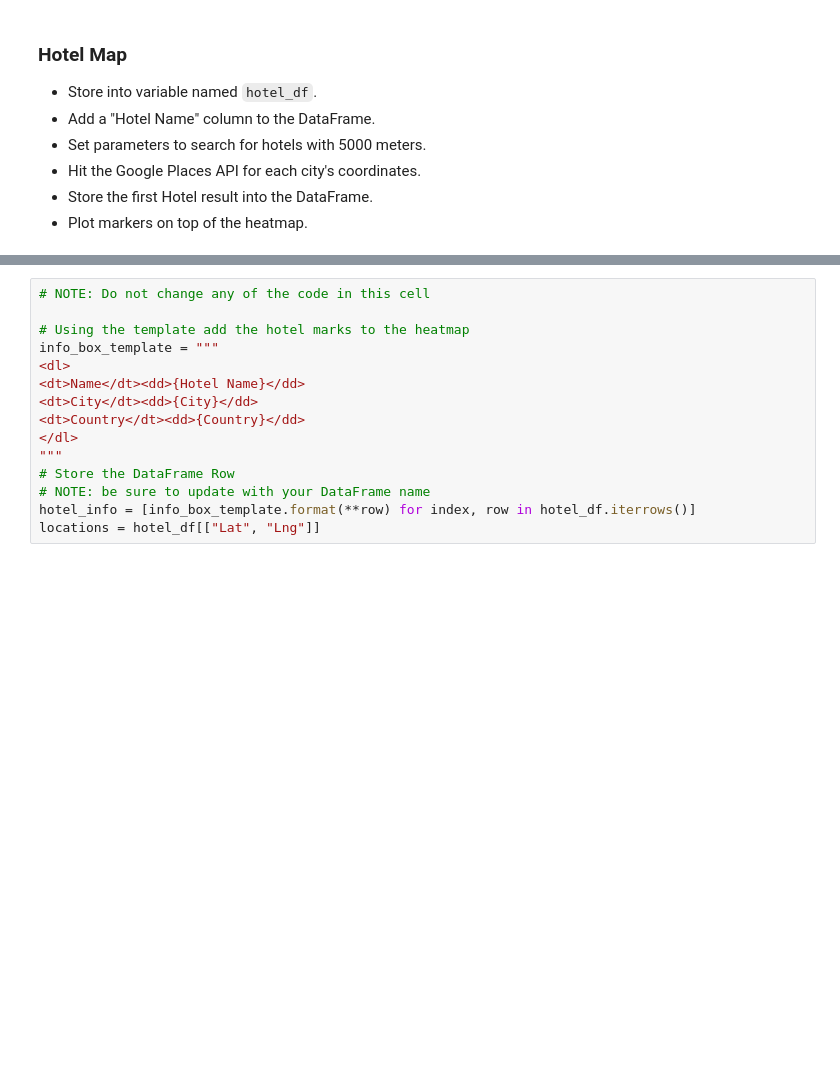
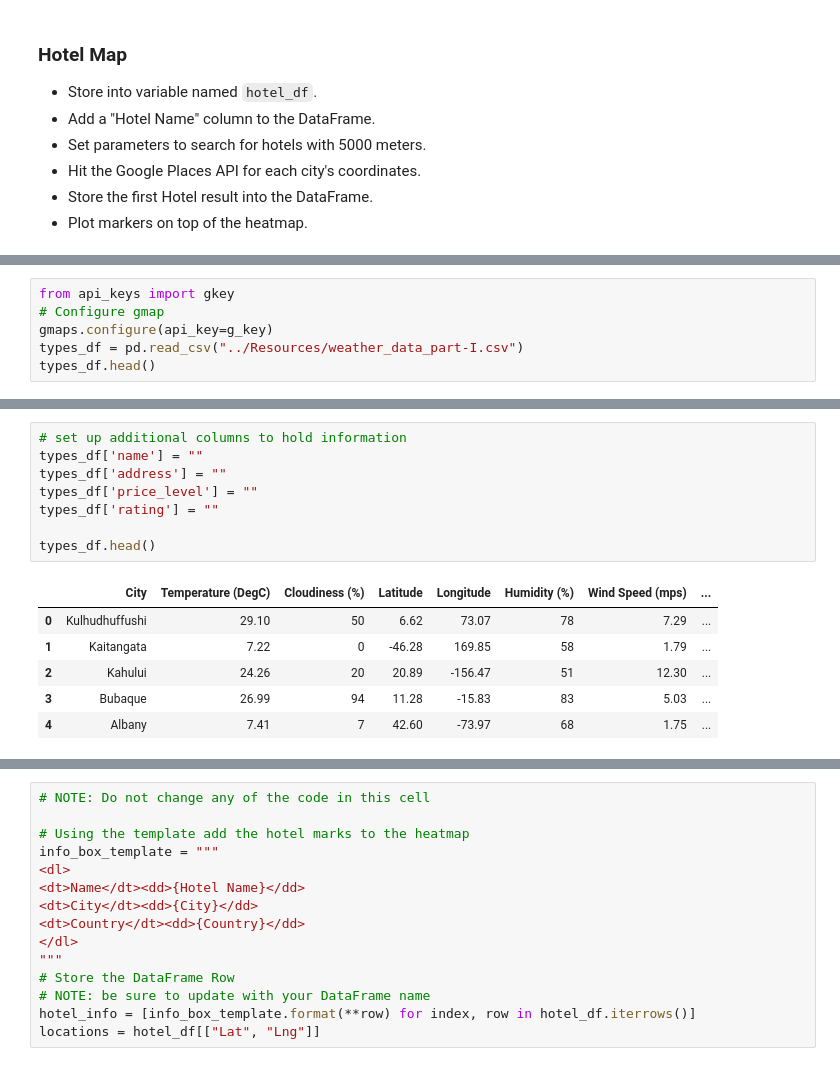
Before and after one commit to IrinaUX/python-api-challenge-2, a Jupyter notebook: VacationPy/VacationPy.ipynb, the cells around one changed output, grey strips where cells are left out. Drawn from its saved outputs; the diff is of its cells as text; blank space fills up the shorter version.

```diff
--- a/VacationPy/VacationPy.ipynb
+++ b/VacationPy/VacationPy.ipynb
@@ -93,0 +157,6 @@ eur_df
+# %%
+from api_keys import gkey
+# Configure gmap
+gmaps.configure(api_key=g_key)
+types_df = pd.read_csv("../Resources/weather_data_part-I.csv")
+types_df.head()
@@ -93,0 +170,15 @@ eur_df
+# %%
+# set up additional columns to hold information
+types_df['name'] = ""
+types_df['address'] = ""
+types_df['price_level'] = ""
+types_df['rating'] = ""
+
+types_df.head()
+# %% [output]
+|  | City | Temperature (DegC) | Cloudiness (%) | Latitude | Longitude | Humidity (%) | Wind Speed (mps) | ... |
+| 0 | Kulhudhuffushi | 29.10 | 50 | 6.62 | 73.07 | 78 | 7.29 | ... |
+| 1 | Kaitangata | 7.22 | 0 | -46.28 | 169.85 | 58 | 1.79 | ... |
+| 2 | Kahului | 24.26 | 20 | 20.89 | -156.47 | 51 | 12.30 | ... |
+| 3 | Bubaque | 26.99 | 94 | 11.28 | -15.83 | 83 | 5.03 | ... |
+| 4 | Albany | 7.41 | 7 | 42.60 | -73.97 | 68 | 1.75 | ... |
```
Also changed, not shown: parts of 9 cells of this notebook, 1 other file.
